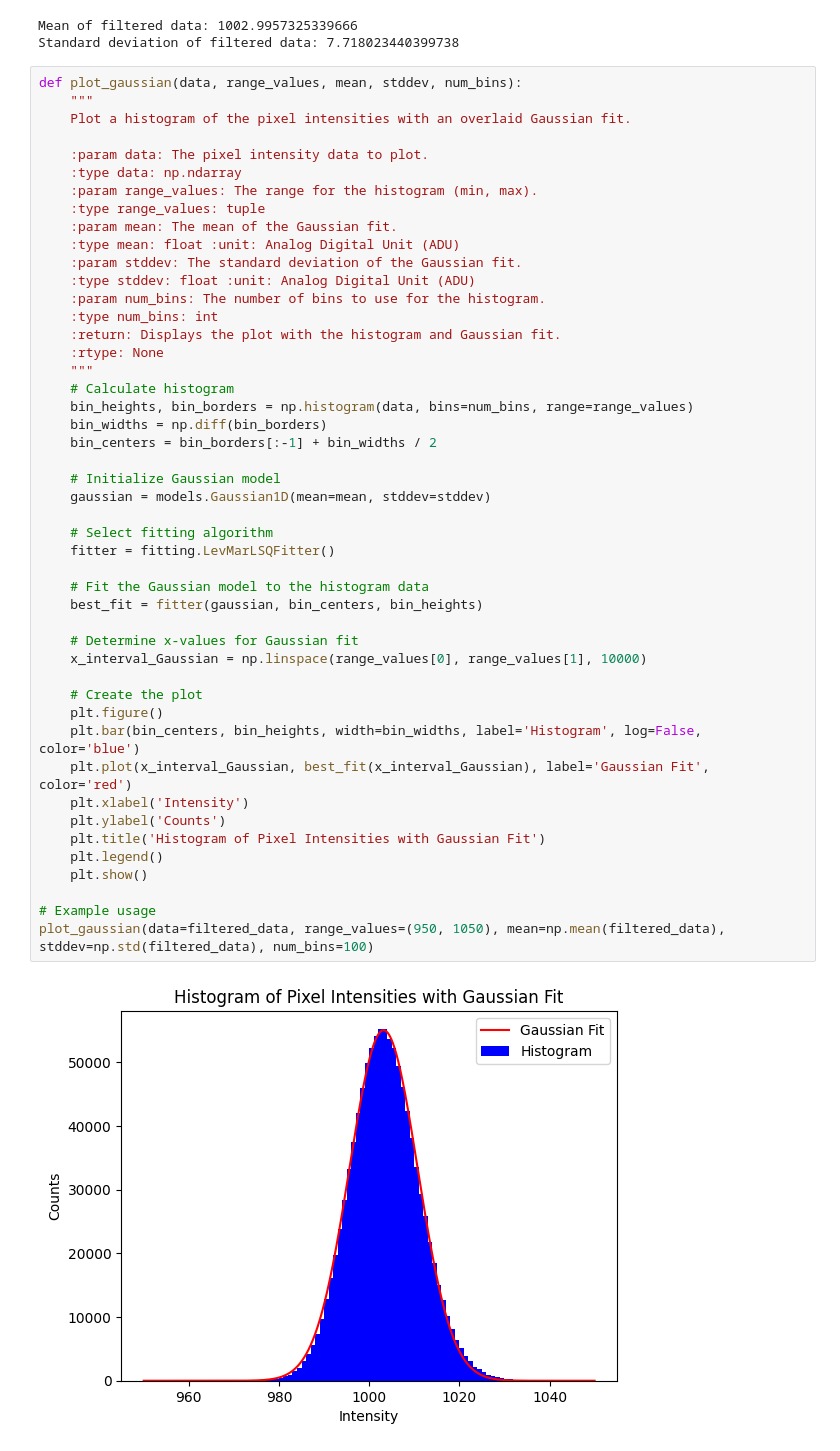
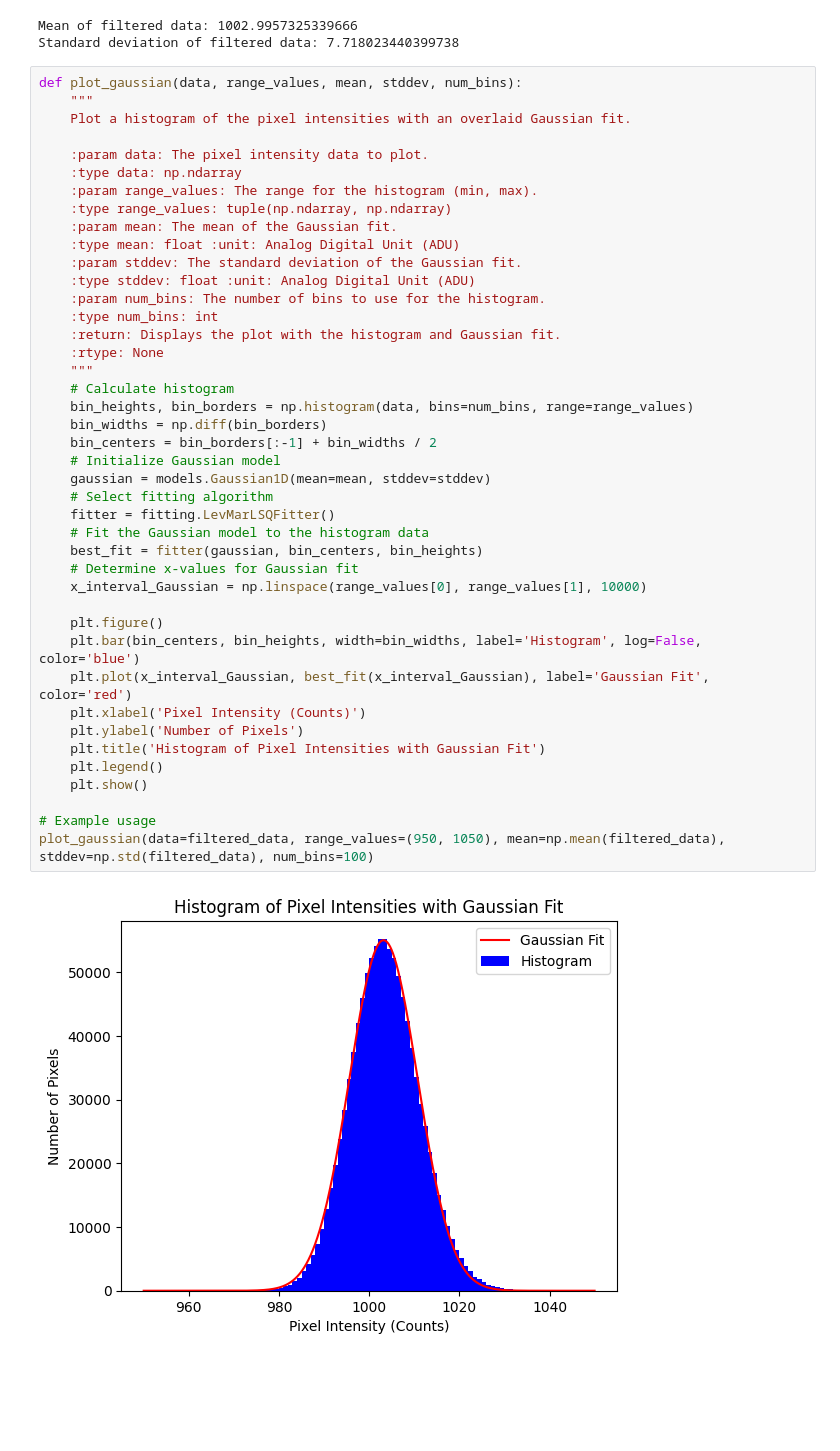
Before and after one commit to emsonmez/AST_443, a Jupyter notebook: Lab_1/Misha_Work/section_4.1.ipynb, the cells around one changed output. Drawn from its saved outputs; the diff is of its cells as text; blank space fills up the shorter version.

```diff
--- a/Lab_1/Misha_Work/section_4.1.ipynb
+++ b/Lab_1/Misha_Work/section_4.1.ipynb
@@ -79,47 +80,42 @@ def plot_gaussian(data, range_values, mean, stddev, num_bins):
     :param data: The pixel intensity data to plot.
     :type data: np.ndarray
     :param range_values: The range for the histogram (min, max).
-    :type range_values: tuple
+    :type range_values: tuple(np.ndarray, np.ndarray)
     :param mean: The mean of the Gaussian fit.
     :type mean: float :unit: Analog Digital Unit (ADU)
     :param stddev: The standard deviation of the Gaussian fit.
     :type stddev: float :unit: Analog Digital Unit (ADU)
     :param num_bins: The number of bins to use for the histogram.
     :type num_bins: int
     :return: Displays the plot with the histogram and Gaussian fit.
     :rtype: None
     """
     # Calculate histogram
     bin_heights, bin_borders = np.histogram(data, bins=num_bins, range=range_values)
     bin_widths = np.diff(bin_borders)
     bin_centers = bin_borders[:-1] + bin_widths / 2
-
     # Initialize Gaussian model
     gaussian = models.Gaussian1D(mean=mean, stddev=stddev)
-
     # Select fitting algorithm
     fitter = fitting.LevMarLSQFitter()
-
     # Fit the Gaussian model to the histogram data
     best_fit = fitter(gaussian, bin_centers, bin_heights)
-
     # Determine x-values for Gaussian fit
     x_interval_Gaussian = np.linspace(range_values[0], range_values[1], 10000)
 
-    # Create the plot
     plt.figure()
     plt.bar(bin_centers, bin_heights, width=bin_widths, label='Histogram', log=False, color='blue')
     plt.plot(x_interval_Gaussian, best_fit(x_interval_Gaussian), label='Gaussian Fit', color='red')
-    plt.xlabel('Intensity')
-    plt.ylabel('Counts')
+    plt.xlabel('Pixel Intensity (Counts)')
+    plt.ylabel('Number of Pixels')
     plt.title('Histogram of Pixel Intensities with Gaussian Fit')
     plt.legend()
     plt.show()
 
 # Example usage
 plot_gaussian(data=filtered_data, range_values=(950, 1050), mean=np.mean(filtered_data), stddev=np.std(filtered_data), num_bins=100)
 # %% [output]
-[figure, old version]
+[figure, new version]
 # %%
 # Gain of STL-1001E camera
 gain = 2 # :unit: e-/ADU
```
Also changed, not shown: parts of 5 cells of this notebook, 2 other files.
